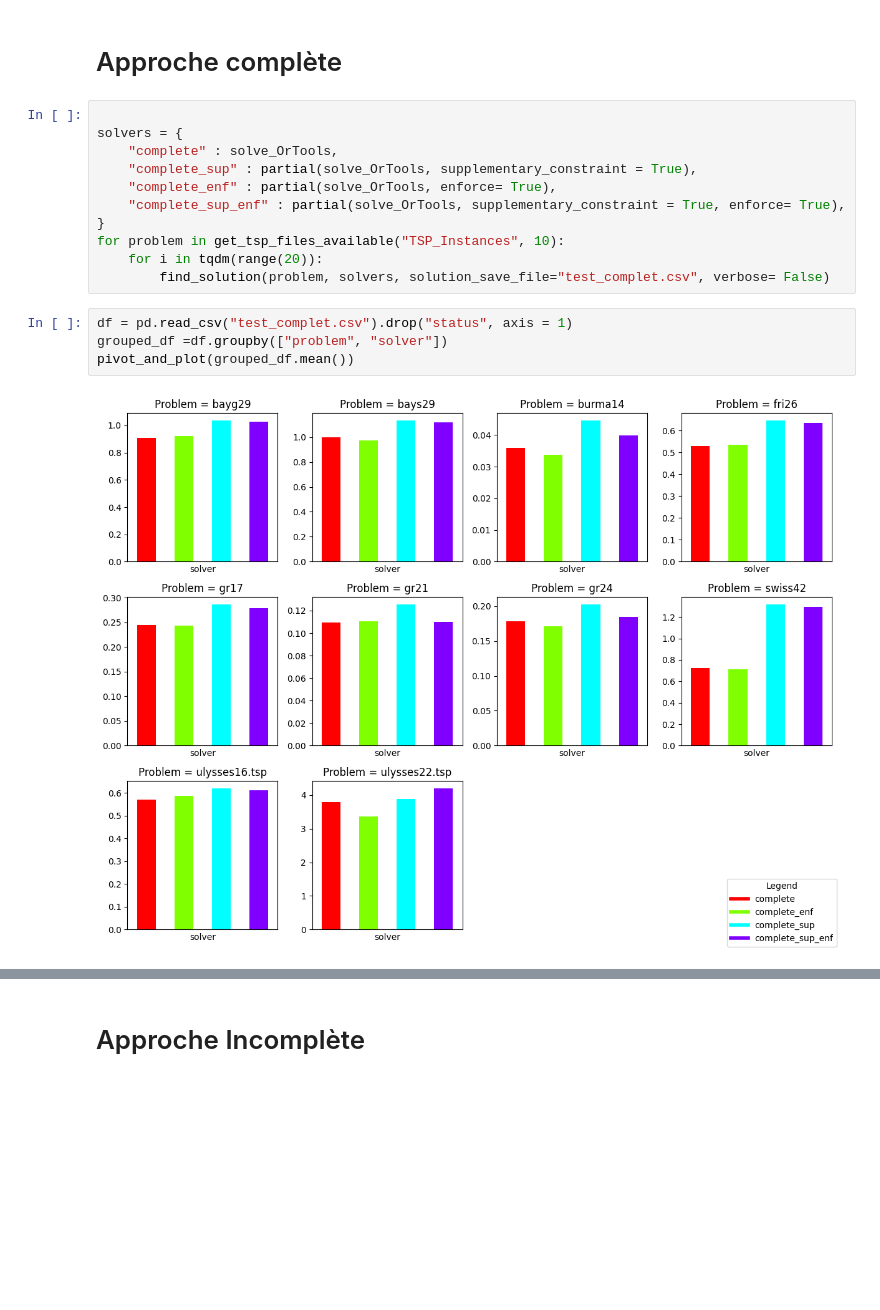
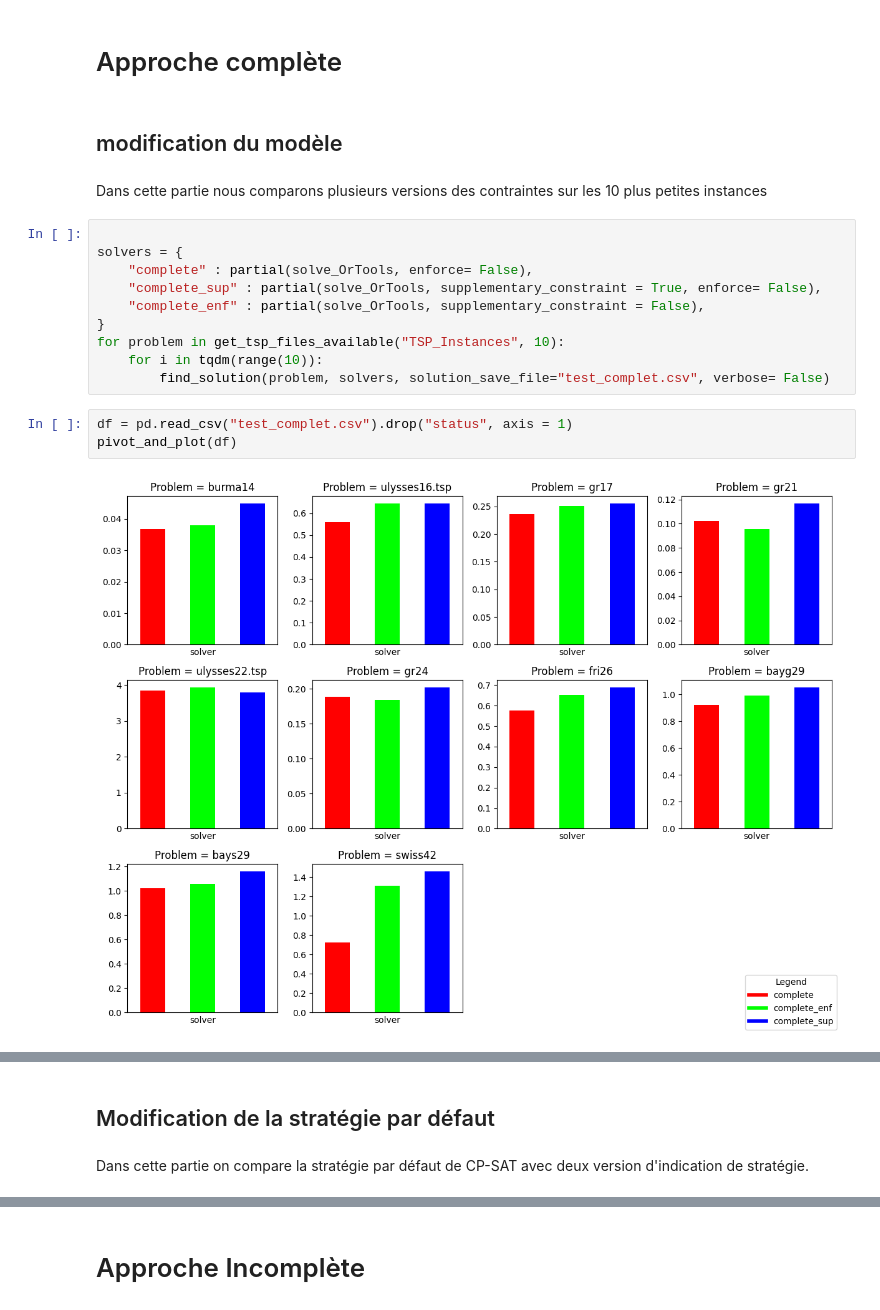
Before and after one commit to ajreckof/GCC, a Jupyter notebook: projet.ipynb, the cells around one changed output, grey strips where cells are left out. Drawn from its saved outputs; the diff is of its cells as text; blank space fills up the shorter version.

```diff
--- a/projet.ipynb
+++ b/projet.ipynb
@@ -13,19 +14,21 @@ from TSP_OR import incompletOR
 # %% [markdown]
 # Approche complète
+# %% [markdown]
+## modification du modèle
+# %% [markdown]
+Dans cette partie nous comparons plusieurs versions des contraintes sur les 10 plus petites instances
 # %%
 
 solvers = {
-    "complete" : solve_OrTools,
-    "complete_sup" : partial(solve_OrTools, supplementary_constraint = True),
-    "complete_enf" : partial(solve_OrTools, enforce= True),
-    "complete_sup_enf" : partial(solve_OrTools, supplementary_constraint = True, enforce= True),
+    "complete" : partial(solve_OrTools, enforce= False),
+    "complete_sup" : partial(solve_OrTools, supplementary_constraint = True, enforce= False),
+    "complete_enf" : partial(solve_OrTools, supplementary_constraint = False),
 }
 for problem in get_tsp_files_available("TSP_Instances", 10):
-    for i in tqdm(range(20)):
+    for i in tqdm(range(10)):
         find_solution(problem, solvers, solution_save_file="test_complet.csv", verbose= False)
 # %%
 df = pd.read_csv("test_complet.csv").drop("status", axis = 1)
-grouped_df =df.groupby(["problem", "solver"])
-pivot_and_plot(grouped_df.mean())
+pivot_and_plot(df)
 # %% [output]
-[figure, old version]
+[figure, new version]
@@ -33,0 +35,4 @@ pivot_and_plot(grouped_df.mean())
+# %% [markdown]
+## Modification de la stratégie par défaut
+# %% [markdown]
+Dans cette partie on compare la stratégie par défaut de CP-SAT avec deux version d'indication de stratégie.
```
Also changed, not shown: parts of 10 cells of this notebook, 10 other files.
